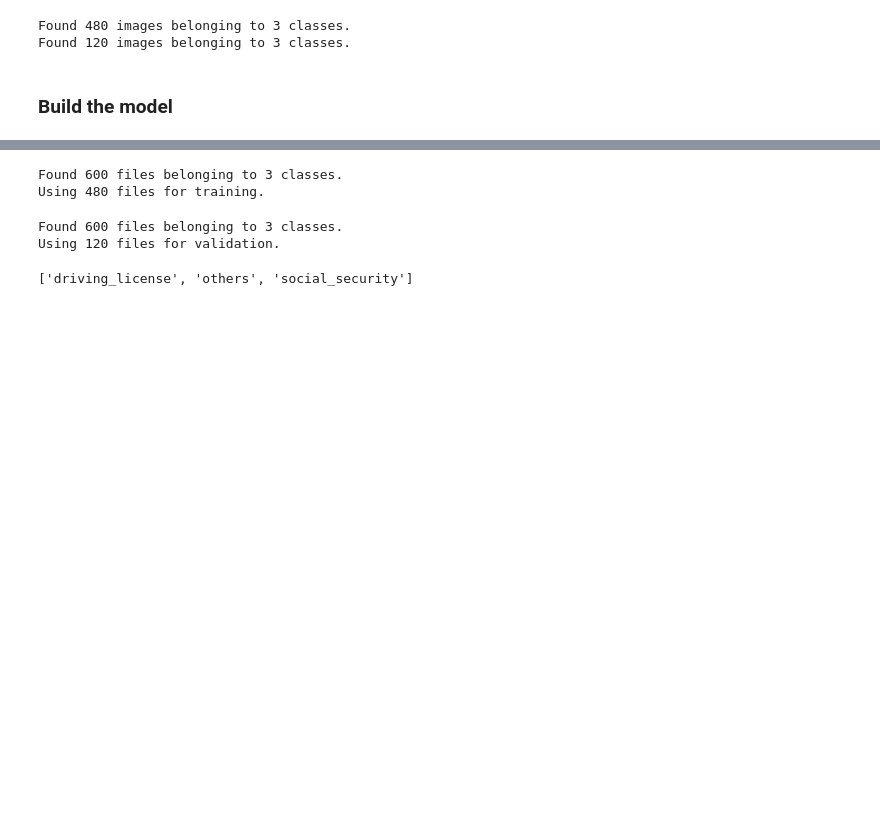
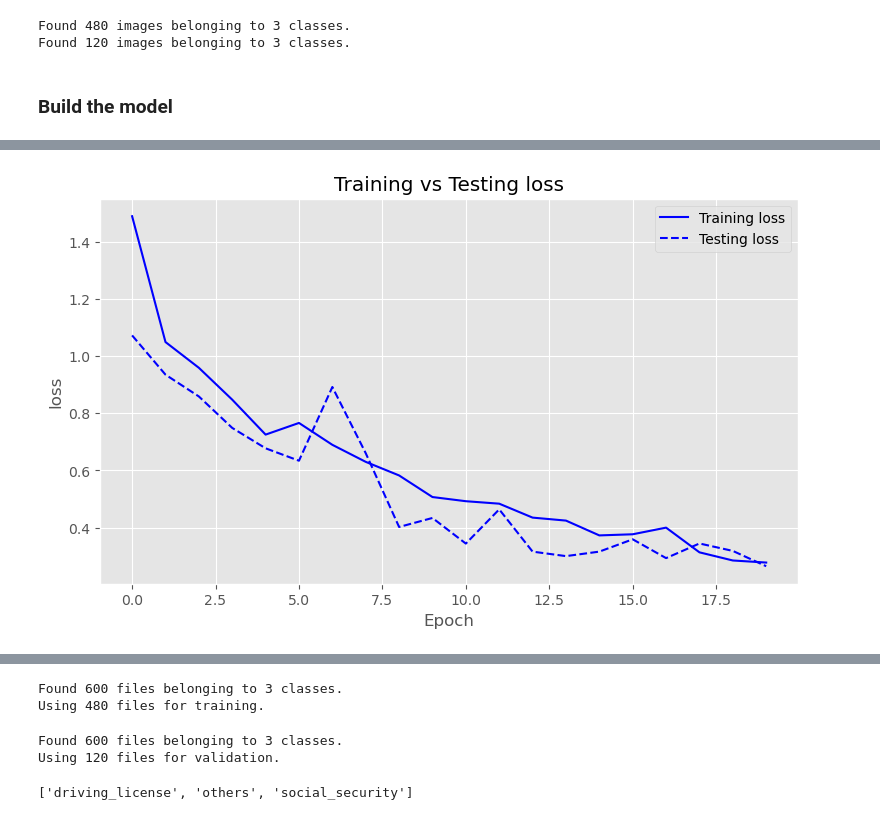
Before and after one commit to JacobJ215/Real-Time-Image-Classification, a Jupyter notebook: cnn.ipynb, the cells around one changed output, grey strips where cells are left out. Cells and saved outputs as stored; diff of their text form; code cells hidden in the pictures; blank space fills up the shorter version.

```diff
--- a/cnn.ipynb
+++ b/cnn.ipynb
@@ -197,0 +259,8 @@ learning_curve(history, "accuracy")
+# %%
+# Fit the model
+history = model.fit(train_generator,
+        steps_per_epoch=len(train_generator),
+        validation_data=valid_generator,
+        validation_steps=len(valid_generator),
+        epochs=20
+        )
@@ -197,0 +288,4 @@ learning_curve(history, "accuracy")
+# %%
+learning_curve(history, "loss")
+# %% [output]
+[figure, added]
```
Also changed, not shown: parts of 14 cells of this notebook.
